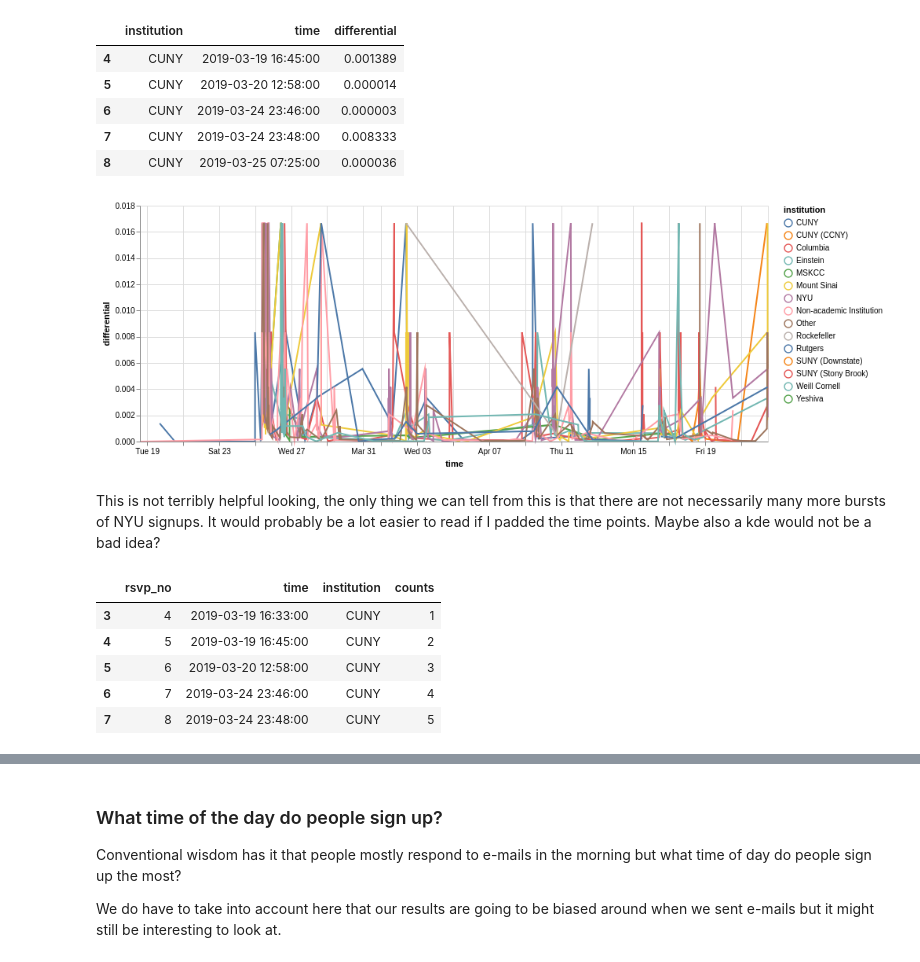
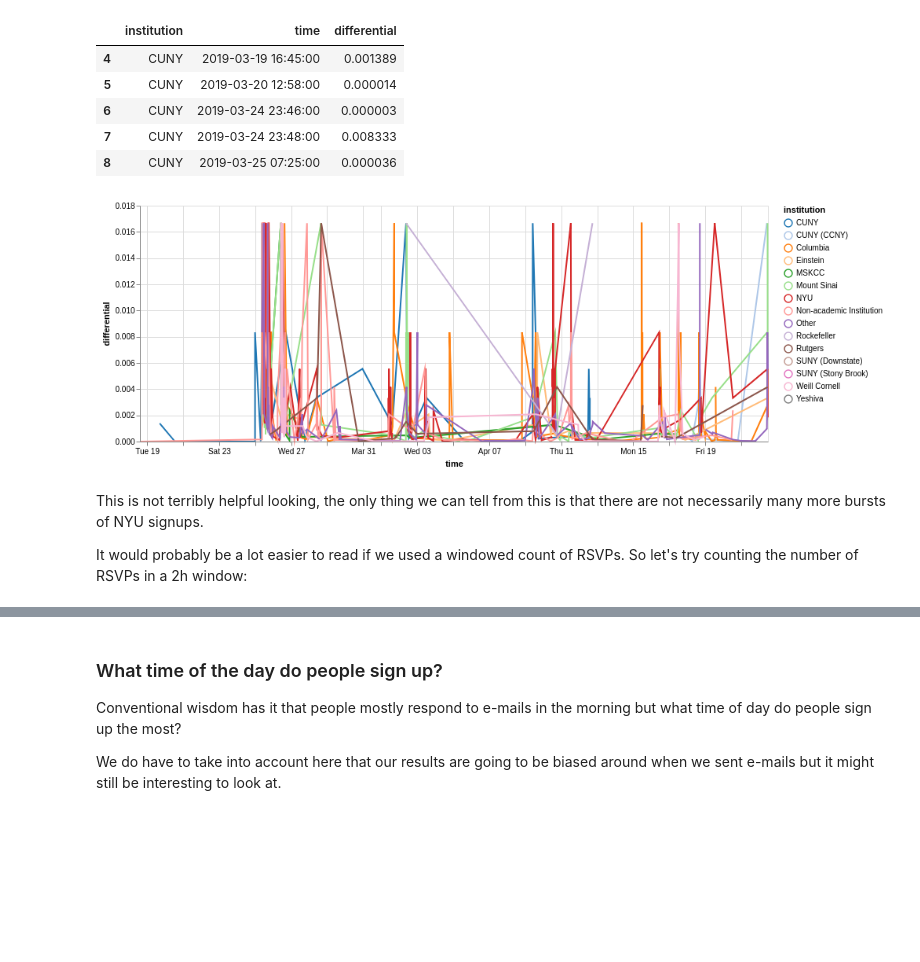
Before and after one commit to tobsecret/GRO_Your_Career_2019_RSVP_Analysis, a Jupyter notebook: GRO_2019_04_22_RSVP_stats.ipynb, the cells around one changed output, grey strips where cells are left out. Saved outputs shown, nothing was run; the diff lists cells and outputs as text; code cells hidden in the pictures; blank space fills up the shorter version.

```diff
--- a/GRO_2019_04_22_RSVP_stats.ipynb
+++ b/GRO_2019_04_22_RSVP_stats.ipynb
@@ -71,12 +87,16 @@ differentials.head()
 | 8 | CUNY | 2019-03-25 07:25:00 | 0.000036 |
 # %%
 alt.Chart(differentials).properties(width=800).mark_line().encode(
+    alt.Color('institution',
+        scale=alt.Scale(scheme='category20')),
     x='time',
     y='differential',
-    color='institution'
+    tooltip='institution'
+
 )
 # %% [output]
-[figure, old version]
+[figure, new version]
 # %% [markdown]
 This is not terribly helpful looking, the only thing we can tell from this is that there are not necessarily many more bursts of NYU signups.
-It would probably be a lot easier to read if I padded the time points. Maybe also a kde would not be a bad idea?
+
+It would probably be a lot easier to read if we used a windowed count of RSVPs. So let's try counting the number of RSVPs in a 2h window:
@@ -85,10 +102,0 @@ group = df.groupby('institution')
-# %%
-first_institution, first_df = next(iter(df.groupby('institution')))
-first_df.head()
-# %% [output]
-|  | rsvp_no | time | institution | counts |
-| 3 | 4 | 2019-03-19 16:33:00 | CUNY | 1 |
-| 4 | 5 | 2019-03-19 16:45:00 | CUNY | 2 |
-| 5 | 6 | 2019-03-20 12:58:00 | CUNY | 3 |
-| 6 | 7 | 2019-03-24 23:46:00 | CUNY | 4 |
-| 7 | 8 | 2019-03-24 23:48:00 | CUNY | 5 |
```
Also changed, not shown: parts of 27 cells of this notebook.
